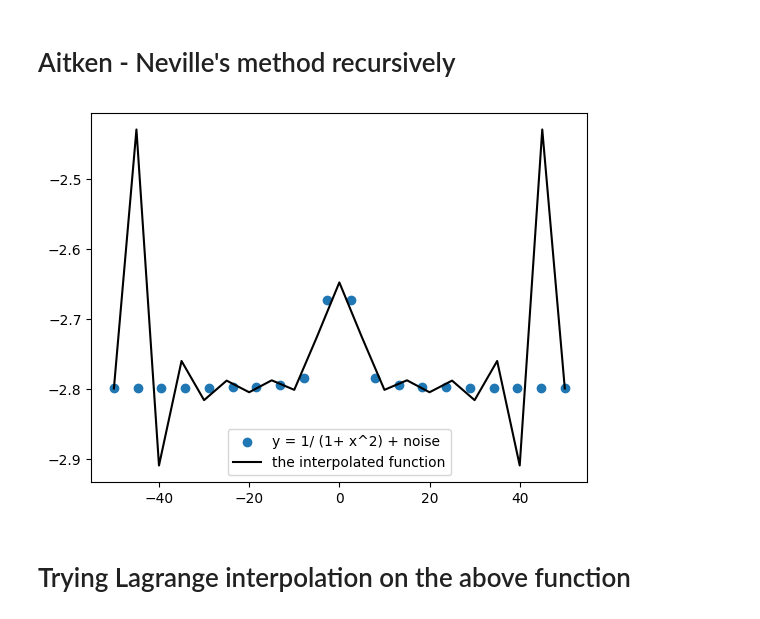
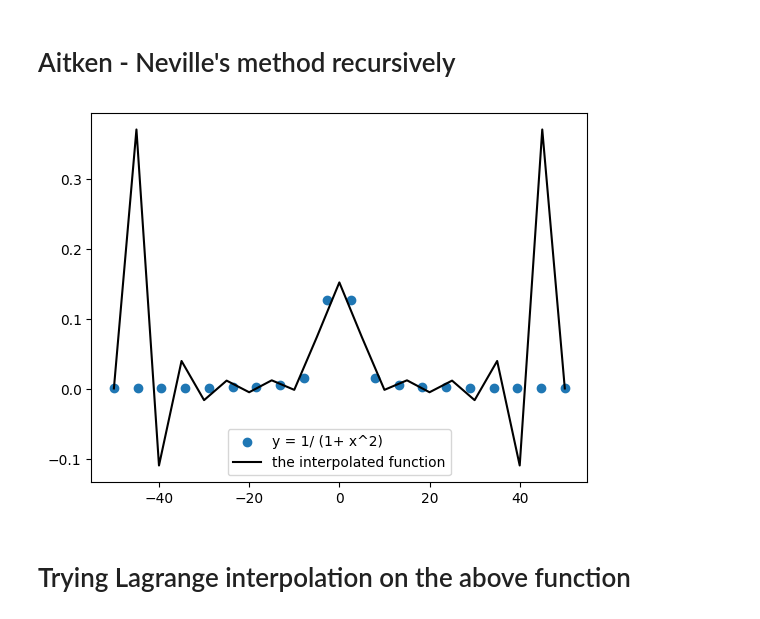
Before and after one commit to issaramro/ComputationalPhysics, a Jupyter notebook: Aitken_Neville_Interpolation.ipynb, the cells around one changed output. Saved outputs shown, nothing was run; the diff lists cells and outputs as text; code cells hidden in the pictures.

```diff
--- a/Aitken_Neville_Interpolation.ipynb
+++ b/Aitken_Neville_Interpolation.ipynb
@@ -5,30 +5,30 @@ import numpy as np
 import matplotlib.pyplot as plt
 # %%
 x = np.linspace(-50,50, 20)
-y = 1 / (1 + x**2) + 0.2 * np.random.randint(-20,20)
+y = 1 / (1 + x**2)
 
 def AN(x, x_given, y, initial, final):
      if initial == final:
          ans = y[final]
      else:
         ans = (x_given-x[final])/(x[initial] - x[final]) * AN(x,x_given, y,initial, final -1 ) + (x_given-x[initial])/(x[final] - x[initial]) * AN(x,x_given,y, initial +1, final)
      return ans
 
 x_given = 0
 x_given_int = []
 y_expected = []
 
 for i in np.arange(x[0], x[len(x) - 1] + 1, 5):
         x_given = i
         x_given_int.append(x_given)
         y_expected.append(AN(x, x_given, y, 0, len(x) - 1))
 
-plt.scatter(x,y, label = "y = 1/ (1+ x^2) + noise")
+plt.scatter(x,y, label = "y = 1/ (1+ x^2)")
 plt.plot(x_given_int, y_expected, color = "k", label = "the interpolated function")
 plt.legend()
 plt.show()
 # %% [output]
-[figure, old version]
+[figure, new version]
 # %% [markdown]
 # Trying Lagrange interpolation on the above function
 # %%
```
Also changed, not shown: parts of 2 cells of this notebook, 1 other file.
